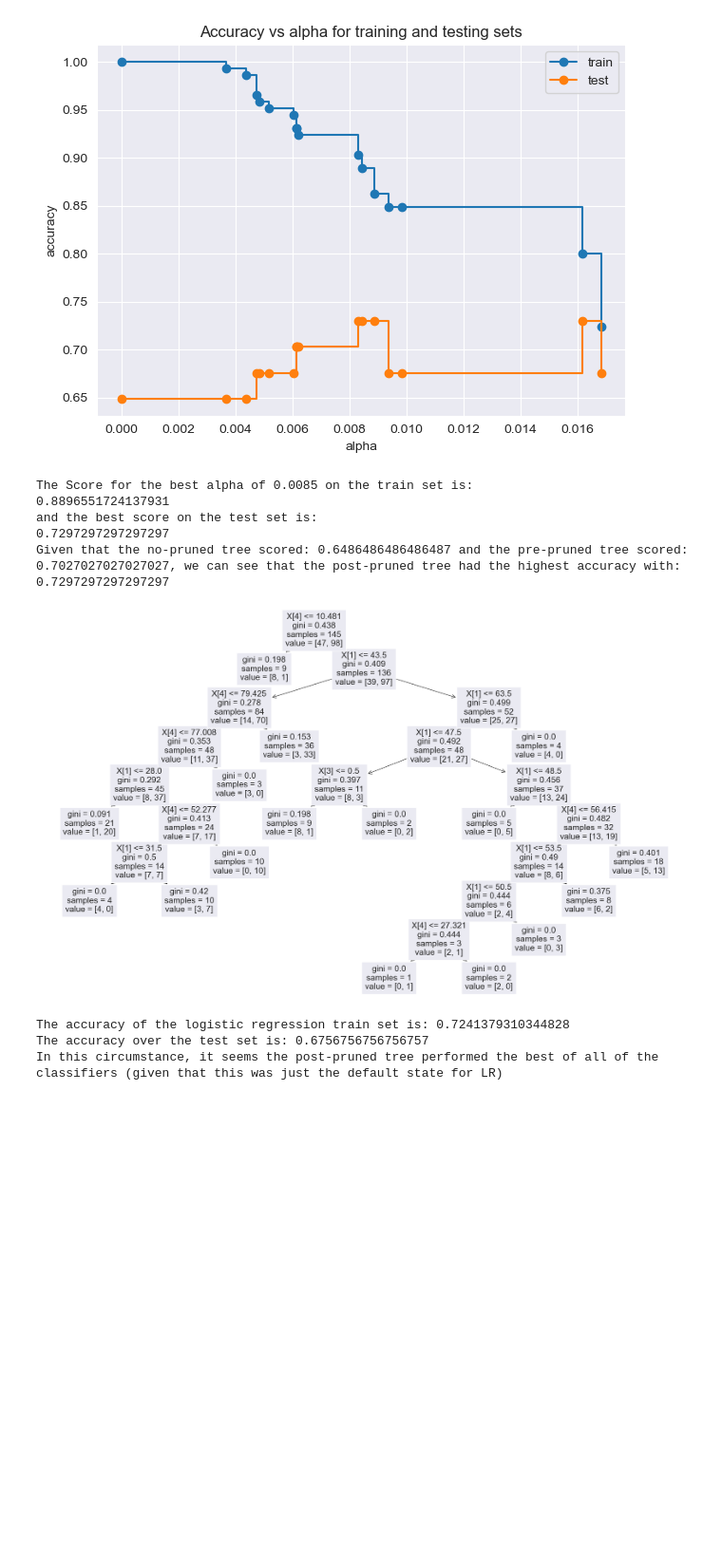
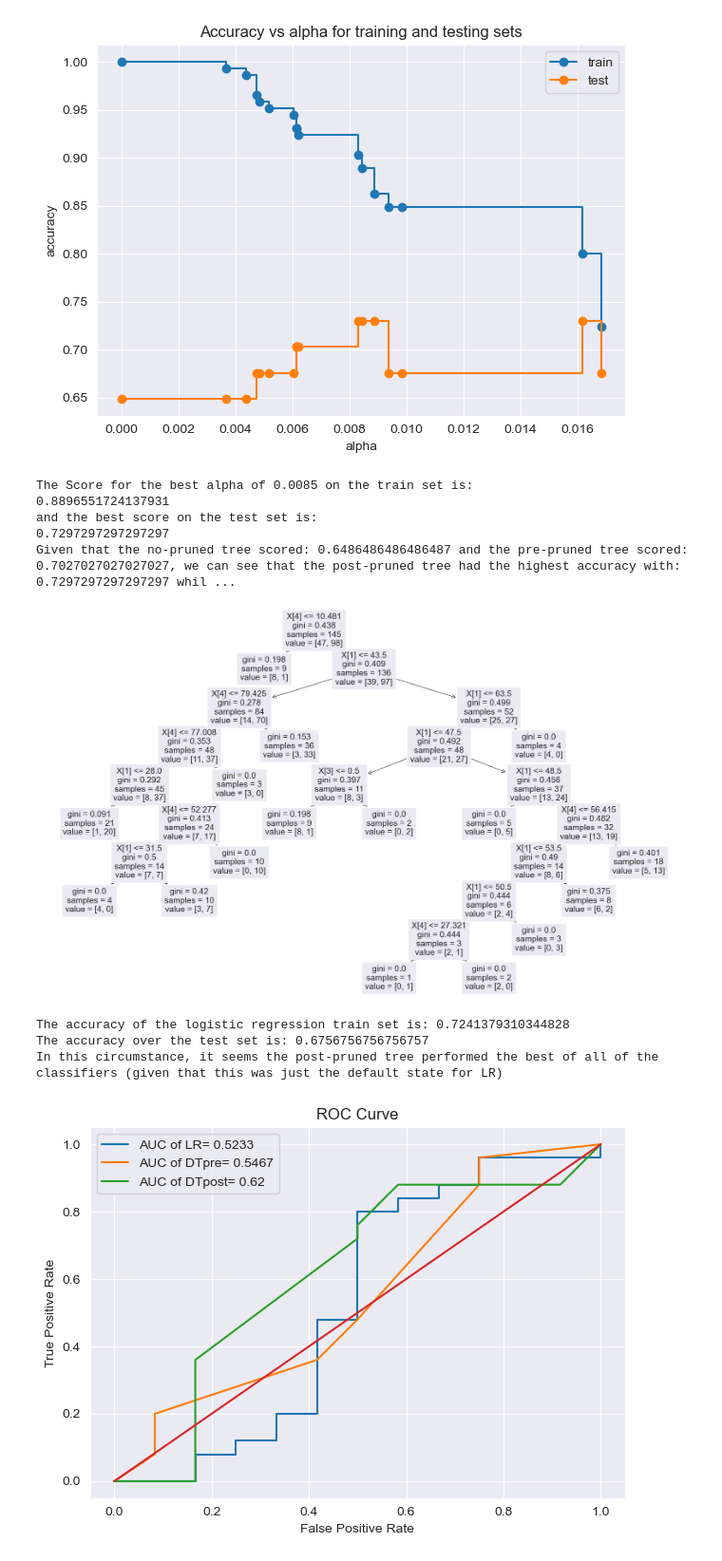
Before and after one commit to treycleary/hw8, a Jupyter notebook: scratch.ipynb, the cells around one changed output. Shown at 95% size. Saved outputs shown, nothing was run; the diff lists cells and outputs as text; code cells hidden in the pictures; blank space fills up the shorter version.

```diff
--- a/scratch.ipynb
+++ b/scratch.ipynb
@@ -26,6 +25,20 @@ def entropy(p):
         return 0
     else:
         return -p*np.log2(p) - (1-p)*np.log2(1-p)
+
+def print_auc(models, X_test, y_test):
+    for m in models:
+        fpr, tpr, thresholds = roc_curve(y_test, models[m][0].predict_proba(X_test)[:, 1])
+        a = auc(fpr, tpr)
+        plt.plot(fpr, tpr, label=f'AUC of {models[m][1]}= {a:.4g}')
+    plt.plot([0, 1], [0, 1])
+    plt.xlabel('False Positive Rate')
+    plt.ylabel('True Positive Rate')
+    plt.title('ROC Curve')
+    plt.legend()
+    plt.grid(True)
+    plt.tight_layout()
+    plt.show()
 probs = np.linspace(0, 1, 100)
 
 gini_vals = gini(probs)
@@ -119,7 +132,7 @@ and the params for the second are:
 #this was sourced directly from sklearn documentation on post complexity pruning: https://scikit-learn.org/stable/auto_examples/tree/plot_cost_complexity_pruning.html
 #some code for testing alpha derived from: https://scikit-learn.org/stable/auto_examples/tree/plot_cost_complexity_pruning.html#sphx-glr-auto-examples-tree-plot-cost-complexity-pruning-py
 clf3 = tree.DecisionTreeClassifier(random_state=5805)
-path = clf.cost_complexity_pruning_path(X_train, y_train)
+path = clf3.cost_complexity_pruning_path(X_train, y_train)
 ccp_alphas, impurities = path.ccp_alphas[:-1], path.impurities[:-1]
 trees = []
 #run the alpha on multiple fitted trees on the training set, and find the value that maximizes the test sit while minimizes overfitting.
@@ -155,7 +168,7 @@ The Score for the best alpha of 0.0085 on the train set is:
 0.8896551724137931
 and the best score on the test set is:
 0.7297297297297297
-Given that the no-pruned tree scored: 0.6486486486486487 and the pre-pruned tree scored: 0.7027027027027027, we can see that the post-pruned tree had the highest accuracy with: 0.7297297297297297
+Given that the no-pruned tree scored: 0.6486486486486487 and the pre-pruned tree scored: 0.7027027027027027, we can see that the post-pruned tree had the highest accuracy with: 0.7297297297297297 whil ...
 [figure]
 # %%
 lr = LogisticRegression(random_state=5805).fit(X_train, y_train)
@@ -166,3 +179,13 @@ print(f'The accuracy of the logistic regression train set is: {lr_train_score}\n
 The accuracy of the logistic regression train set is: 0.7241379310344828
 The accuracy over the test set is: 0.6756756756756757
 In this circumstance, it seems the post-pruned tree performed the best of all of the classifiers (given that this was just the default state for LR)
+# %%
+mods = {
+    'lr': [lr, 'LR'],
+    'pre': [clf2, 'DTpre'],
+    'post': [alpha_tree, 'DTpost']
+}
+
+print_auc(mods, X_test, y_test)
+# %% [output]
+[figure, added]
```
Also changed, not shown: parts of 7 cells of this notebook.
